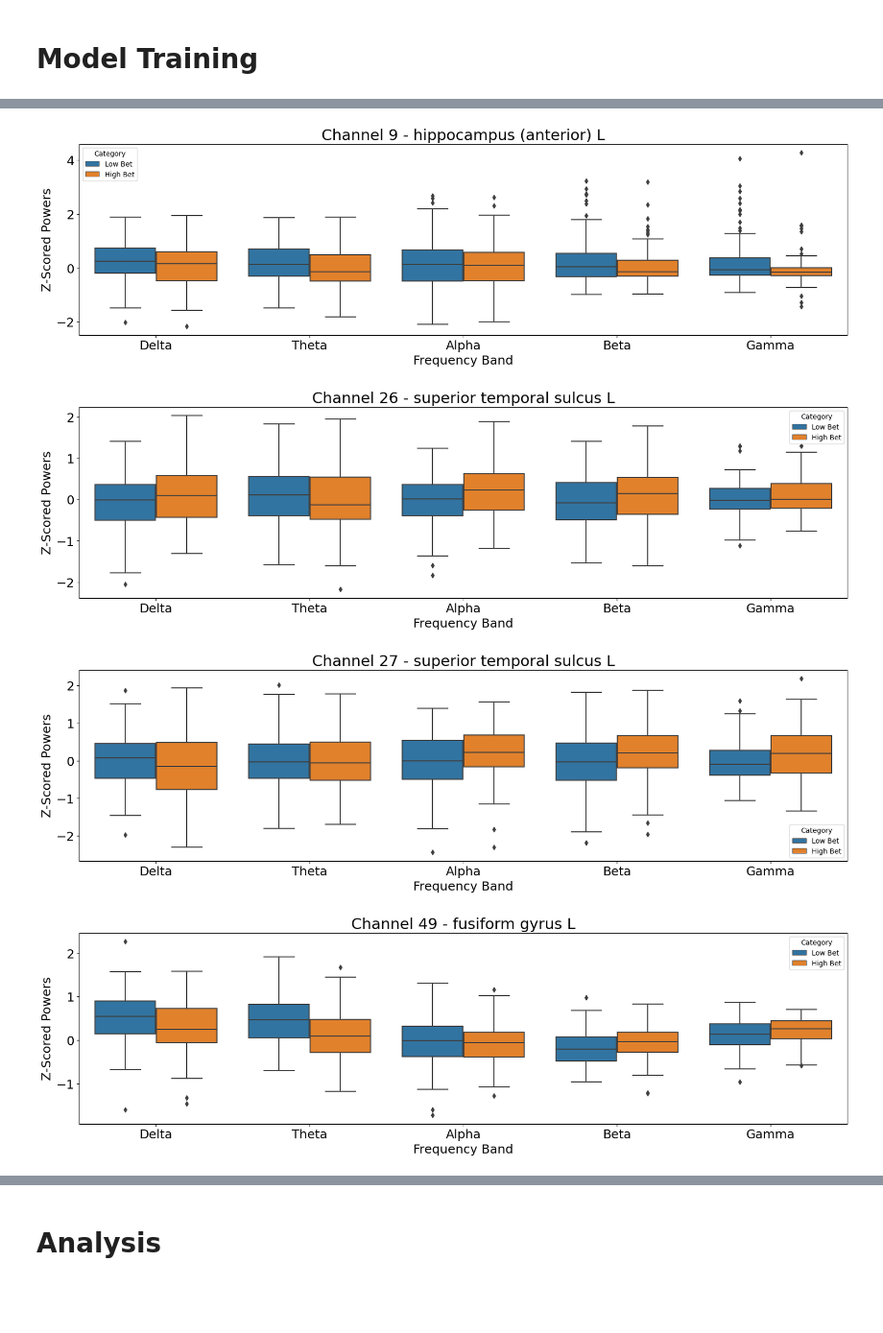
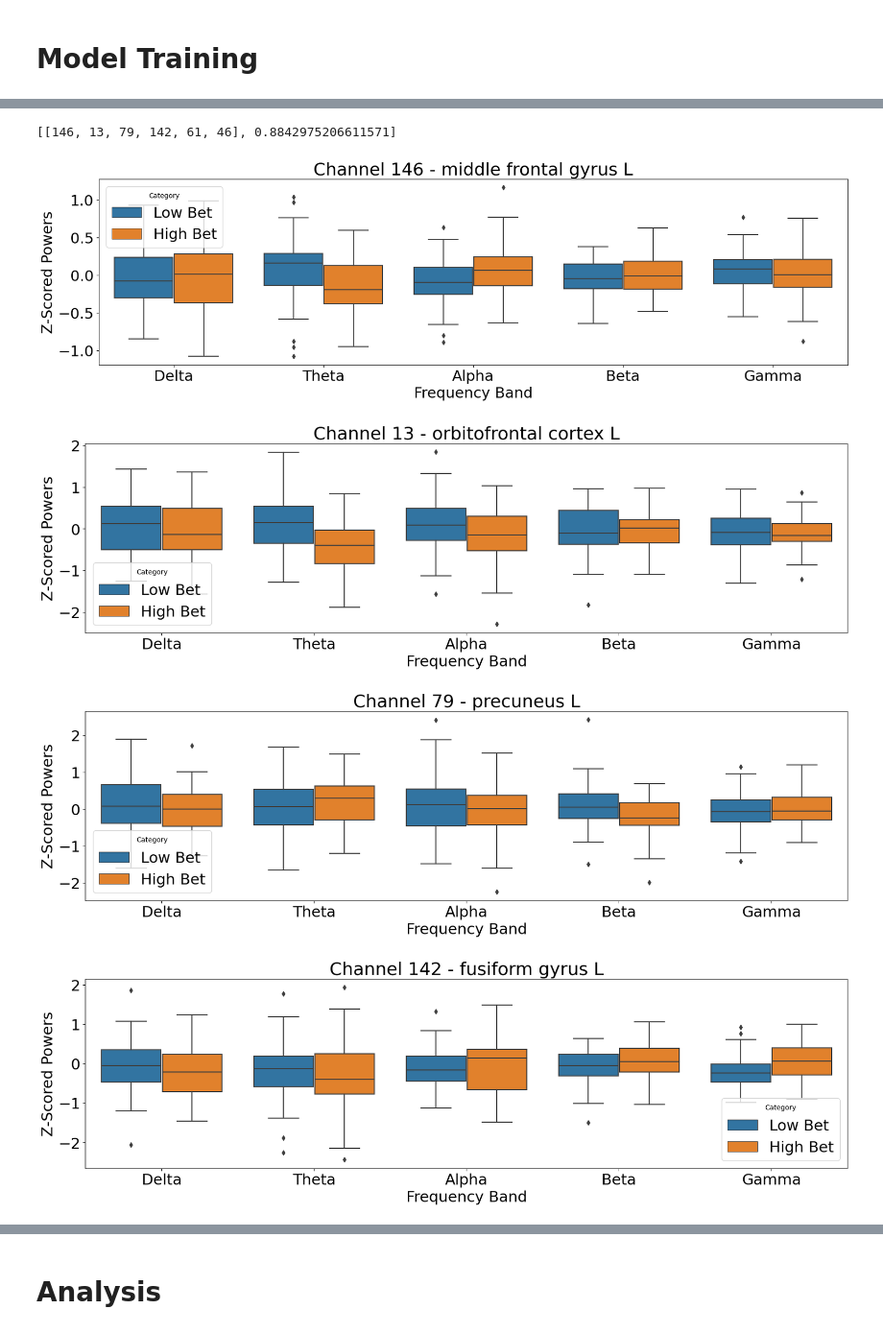
Before and after one commit to ncsl/decoding-decision-making, a Jupyter notebook: EFRI_Data_Analysis.ipynb, the cells around one changed output, grey strips where cells are left out. Shown at 96% size. Saved outputs shown, nothing was run; the diff lists cells and outputs as text; code cells hidden in the pictures; blank space fills up the shorter version.

Commit message:
predict card value

```diff
--- a/EFRI_Data_Analysis.ipynb
+++ b/EFRI_Data_Analysis.ipynb
@@ -56,16 +75,17 @@ subject_cards = setup_data['filters']['card1'][good_trials] # get the subject's
 elec_names = np.array(setup_data['elec_name'])
 elec_areas = np.array(setup_data['elec_area'])
 # %%
-data = np.load(file_paths['06']['data_path'])[:,:,:,:60] # 0:60 is the time window of interest for movement onset as event
+data = np.load(file_paths['18']['data_path'])[:,:,:,:60] # 0:60 is the time window of interest for movement onset as event
 y = np.asarray([(0 if bet == 5 else 1) for bet in bets]) # 0 = low bet ($5), 1 = high bet ($20)
 # %% [markdown]
 ## Matplotlib Settings
 # %%
 import matplotlib as mpl
-mpl.rcParams['axes.titlesize'] = 22
-mpl.rcParams['axes.labelsize'] = 18
-mpl.rcParams['xtick.labelsize'] = 18
-mpl.rcParams['ytick.labelsize'] = 18
+mpl.rcParams['axes.titlesize'] = 26
+mpl.rcParams['axes.labelsize'] = 22
+mpl.rcParams['xtick.labelsize'] = 22
+mpl.rcParams['ytick.labelsize'] = 22
+mpl.rcParams['legend.fontsize'] = 22
 # %% [markdown]
 ## Create Frequency Bands
 # %%
@@ -92,5 +112,5 @@ clf = TrainOptimalTimeWindows(data=f_band_data, setup_data=setup_data)
 # %%
 filtered_num_channels = clf.filter_channels()[2]
 # %%
-clf.train_on_optimal_time_windows(f_band_data, y, n_processes=20, n_channels=filtered_num_channels)
+clf.train_on_optimal_time_windows(f_band_data, card_categories, n_processes=20, n_channels=filtered_num_channels)
 # %% [output]
@@ -118,9 +154,13 @@ clf.plot_accuracies(y, out_path_plots)
 # %%
-optimal_channels = clf.get_optimal_channel_combination(y, max_channels=10)[0]
+optimal_channels = clf.get_optimal_channel_combination(card_categories, max_channels=10)[0]
+# %%
+optimal_channels
+# %% [output]
+[[146, 13, 79, 142, 61, 46], 0.8842975206611571]
 # %%
-clf.plot_freq_box_plots(y, optimal_channels[0], out_path_plots)
+clf.plot_freq_box_plots(card_categories, optimal_channels[0], out_path_plots)
 # %% [output]
-[figure, old version]
+[figure, new version]
-[figure, old version]
+[figure, new version]
-[figure, old version]
+[figure, new version]
-[figure, old version]
+[figure, new version]
```
Also changed, not shown: parts of 12 cells of this notebook.
